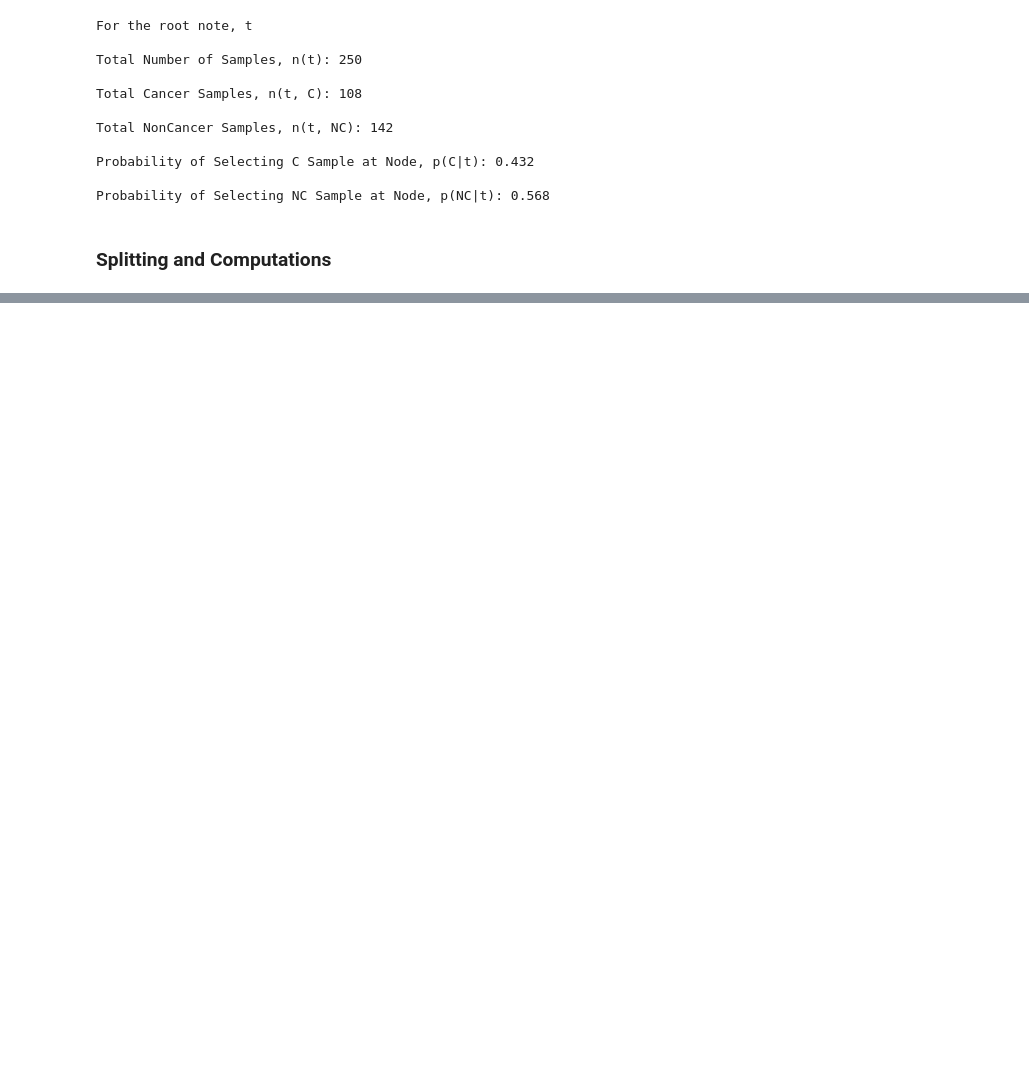
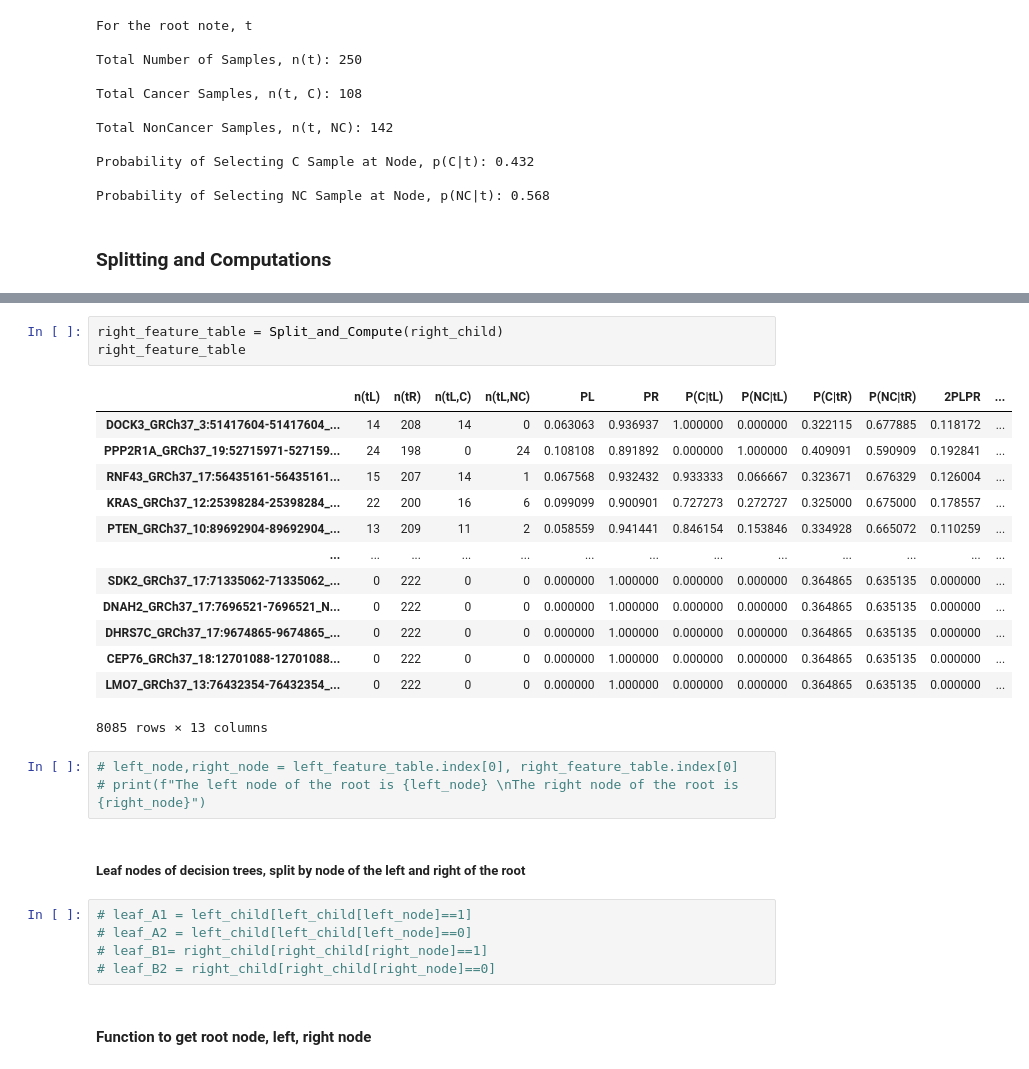
Before and after one commit to ericametta/CancerPredictionMode, a Jupyter notebook: FeatureEngineering-Phi.ipynb, the cells around one changed output, grey strips where cells are left out. Saved outputs shown, nothing was run; the diff lists cells and outputs as text; blank space fills up the shorter version.

```diff
--- a/FeatureEngineering-Phi.ipynb
+++ b/FeatureEngineering-Phi.ipynb
@@ -106,0 +165,29 @@ feature_table.head(10)
+# %%
+right_feature_table = Split_and_Compute(right_child)
+right_feature_table
+# %% [output]
+|  | n(tL) | n(tR) | n(tL,C) | n(tL,NC) | PL | PR | P(C|tL) | P(NC|tL) | P(C|tR) | P(NC|tR) | 2PLPR | ... |
+| DOCK3_GRCh37_3:51417604-51417604_... | 14 | 208 | 14 | 0 | 0.063063 | 0.936937 | 1.000000 | 0.000000 | 0.322115 | 0.677885 | 0.118172 | ... |
+| PPP2R1A_GRCh37_19:52715971-527159... | 24 | 198 | 0 | 24 | 0.108108 | 0.891892 | 0.000000 | 1.000000 | 0.409091 | 0.590909 | 0.192841 | ... |
+| RNF43_GRCh37_17:56435161-56435161... | 15 | 207 | 14 | 1 | 0.067568 | 0.932432 | 0.933333 | 0.066667 | 0.323671 | 0.676329 | 0.126004 | ... |
+| KRAS_GRCh37_12:25398284-25398284_... | 22 | 200 | 16 | 6 | 0.099099 | 0.900901 | 0.727273 | 0.272727 | 0.325000 | 0.675000 | 0.178557 | ... |
+| PTEN_GRCh37_10:89692904-89692904_... | 13 | 209 | 11 | 2 | 0.058559 | 0.941441 | 0.846154 | 0.153846 | 0.334928 | 0.665072 | 0.110259 | ... |
+| ... | ... | ... | ... | ... | ... | ... | ... | ... | ... | ... | ... | ... |
+| SDK2_GRCh37_17:71335062-71335062_... | 0 | 222 | 0 | 0 | 0.000000 | 1.000000 | 0.000000 | 0.000000 | 0.364865 | 0.635135 | 0.000000 | ... |
+| DNAH2_GRCh37_17:7696521-7696521_N... | 0 | 222 | 0 | 0 | 0.000000 | 1.000000 | 0.000000 | 0.000000 | 0.364865 | 0.635135 | 0.000000 | ... |
+| DHRS7C_GRCh37_17:9674865-9674865_... | 0 | 222 | 0 | 0 | 0.000000 | 1.000000 | 0.000000 | 0.000000 | 0.364865 | 0.635135 | 0.000000 | ... |
+| CEP76_GRCh37_18:12701088-12701088... | 0 | 222 | 0 | 0 | 0.000000 | 1.000000 | 0.000000 | 0.000000 | 0.364865 | 0.635135 | 0.000000 | ... |
+| LMO7_GRCh37_13:76432354-76432354_... | 0 | 222 | 0 | 0 | 0.000000 | 1.000000 | 0.000000 | 0.000000 | 0.364865 | 0.635135 | 0.000000 | ... |
+8085 rows × 13 columns
+# %%
+# left_node,right_node = left_feature_table.index[0], right_feature_table.index[0]
+# print(f"The left node of the root is {left_node} \nThe right node of the root is {right_node}")
+# %% [markdown]
+##### Leaf nodes of decision trees, split by node of the left and right of the root
+# %%
+# leaf_A1 = left_child[left_child[left_node]==1]
+# leaf_A2 = left_child[left_child[left_node]==0]
+# leaf_B1= right_child[right_child[right_node]==1]
+# leaf_B2 = right_child[right_child[right_node]==0]
+# %% [markdown]
+#### Function to get root node, left, right node
```
Also changed, not shown: parts of 63 cells of this notebook.
